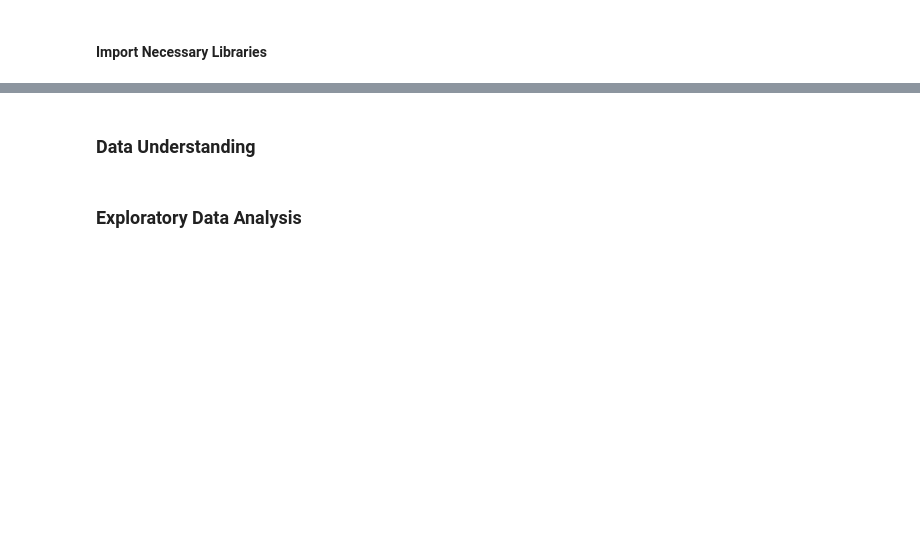
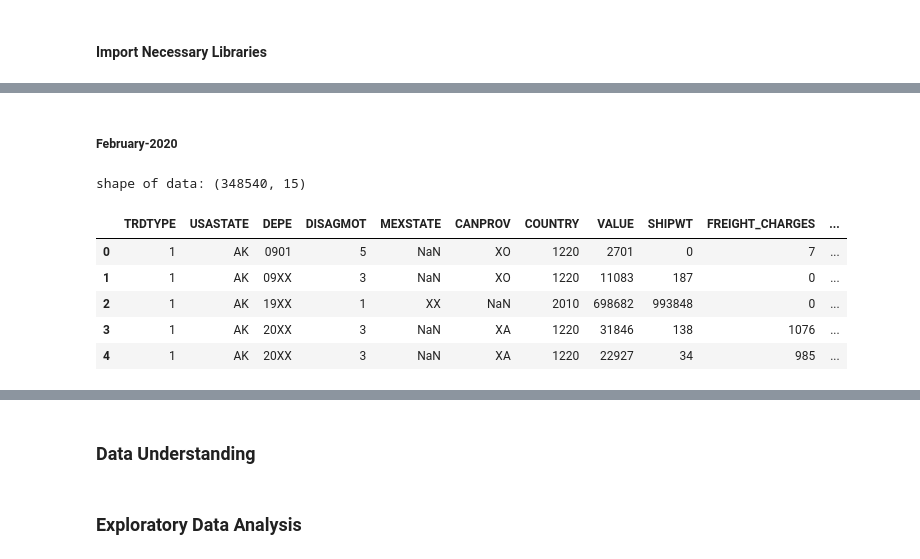
Before and after one commit to adubrightkwartengsnr/TransBorder-Freight-Data-Analysis, a Jupyter notebook: notebooks/transborder-freight-analysis.ipynb, the cells around one changed output, grey strips where cells are left out. Cells and saved outputs as stored; diff of their text form; code cells hidden in the pictures; blank space fills up the shorter version.

```diff
--- a/notebooks/transborder-freight-analysis.ipynb
+++ b/notebooks/transborder-freight-analysis.ipynb
@@ -102,0 +131,20 @@ hello wordl
+# %% [markdown]
+##### February-2020
+# %%
+dot1 = pd.read_csv("../data/2020/Feb 2020/dot1_0220.csv")
+dot1_ytd = pd.read_csv("../data/2020/Feb 2020/dot1_ytd_0220.csv")
+dot2 =  pd.read_csv("../data/2020/Feb 2020/dot2_0220.csv")
+dot2_ytd = pd.read_csv("../data/2020/Feb 2020/dot2_ytd_0220.csv")
+dot3 = pd.read_csv("../data/2020/Feb 2020/dot3_0220.csv")
+dot3_ytd = pd.read_csv("../data/2020/Feb 2020/dot3_ytd_0220.csv")
+feb_2020 = pd.concat([dot1,dot1_ytd,dot2,dot2_ytd,dot3,dot3_ytd],axis=0)
+print(f"shape of data: {feb_2020.shape}")
+feb_2020.head()
+# %% [output]
+shape of data: (348540, 15)
+|  | TRDTYPE | USASTATE | DEPE | DISAGMOT | MEXSTATE | CANPROV | COUNTRY | VALUE | SHIPWT | FREIGHT_CHARGES | ... |
+| 0 | 1 | AK | 0901 | 5 | NaN | XO | 1220 | 2701 | 0 | 7 | ... |
+| 1 | 1 | AK | 09XX | 3 | NaN | XO | 1220 | 11083 | 187 | 0 | ... |
+| 2 | 1 | AK | 19XX | 1 | XX | NaN | 2010 | 698682 | 993848 | 0 | ... |
+| 3 | 1 | AK | 20XX | 3 | NaN | XA | 1220 | 31846 | 138 | 1076 | ... |
+| 4 | 1 | AK | 20XX | 3 | NaN | XA | 1220 | 22927 | 34 | 985 | ... |
```
Also changed, not shown: parts of 20 cells of this notebook.
